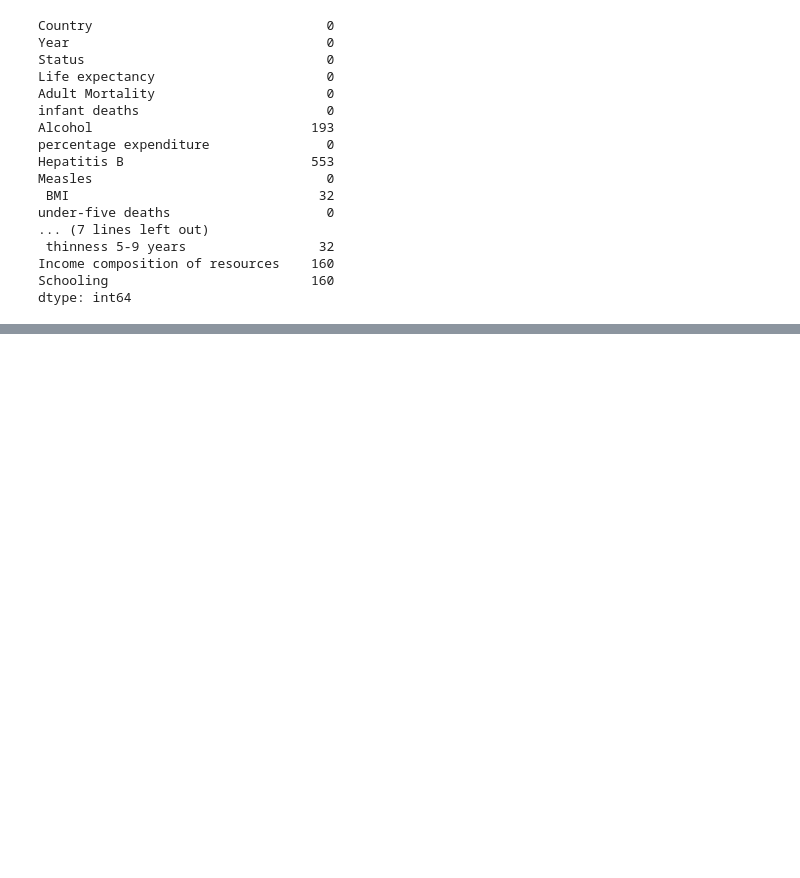
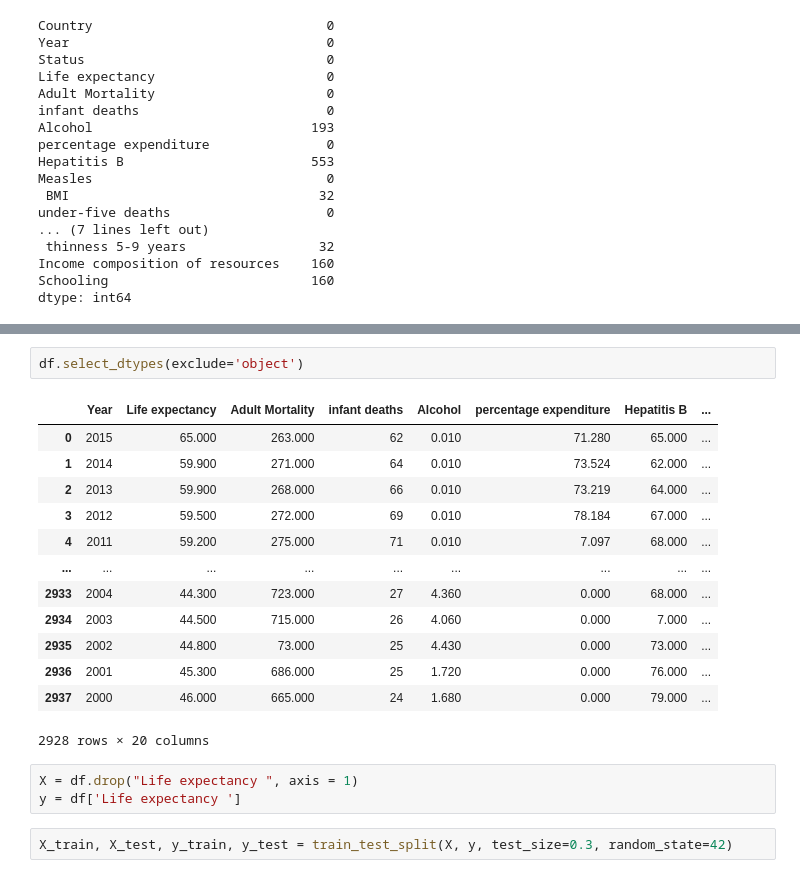
Before and after one commit to ayaramis/Portfolio, a Jupyter notebook: life_expectancy/life_expectancy_prediction.ipynb, the cells around one changed output, grey strips where cells are left out. Saved outputs shown, nothing was run; the diff lists cells and outputs as text; blank space fills up the shorter version.

```diff
--- a/life_expectancy/life_expectancy_prediction.ipynb
+++ b/life_expectancy/life_expectancy_prediction.ipynb
@@ -173,0 +184,21 @@ dtype: int64
+# %%
+df.select_dtypes(exclude='object')
+# %% [output]
+|  | Year | Life expectancy | Adult Mortality | infant deaths | Alcohol | percentage expenditure | Hepatitis B | ... |
+| 0 | 2015 | 65.000 | 263.000 | 62 | 0.010 | 71.280 | 65.000 | ... |
+| 1 | 2014 | 59.900 | 271.000 | 64 | 0.010 | 73.524 | 62.000 | ... |
+| 2 | 2013 | 59.900 | 268.000 | 66 | 0.010 | 73.219 | 64.000 | ... |
+| 3 | 2012 | 59.500 | 272.000 | 69 | 0.010 | 78.184 | 67.000 | ... |
+| 4 | 2011 | 59.200 | 275.000 | 71 | 0.010 | 7.097 | 68.000 | ... |
+| ... | ... | ... | ... | ... | ... | ... | ... | ... |
+| 2933 | 2004 | 44.300 | 723.000 | 27 | 4.360 | 0.000 | 68.000 | ... |
+| 2934 | 2003 | 44.500 | 715.000 | 26 | 4.060 | 0.000 | 7.000 | ... |
+| 2935 | 2002 | 44.800 | 73.000 | 25 | 4.430 | 0.000 | 73.000 | ... |
+| 2936 | 2001 | 45.300 | 686.000 | 25 | 1.720 | 0.000 | 76.000 | ... |
+| 2937 | 2000 | 46.000 | 665.000 | 24 | 1.680 | 0.000 | 79.000 | ... |
+2928 rows × 20 columns
+# %%
+X = df.drop("Life expectancy ", axis = 1)
+y = df['Life expectancy ']
+# %%
+X_train, X_test, y_train, y_test = train_test_split(X, y, test_size=0.3, random_state=42)
```
Also changed, not shown: parts of 5 cells of this notebook.
